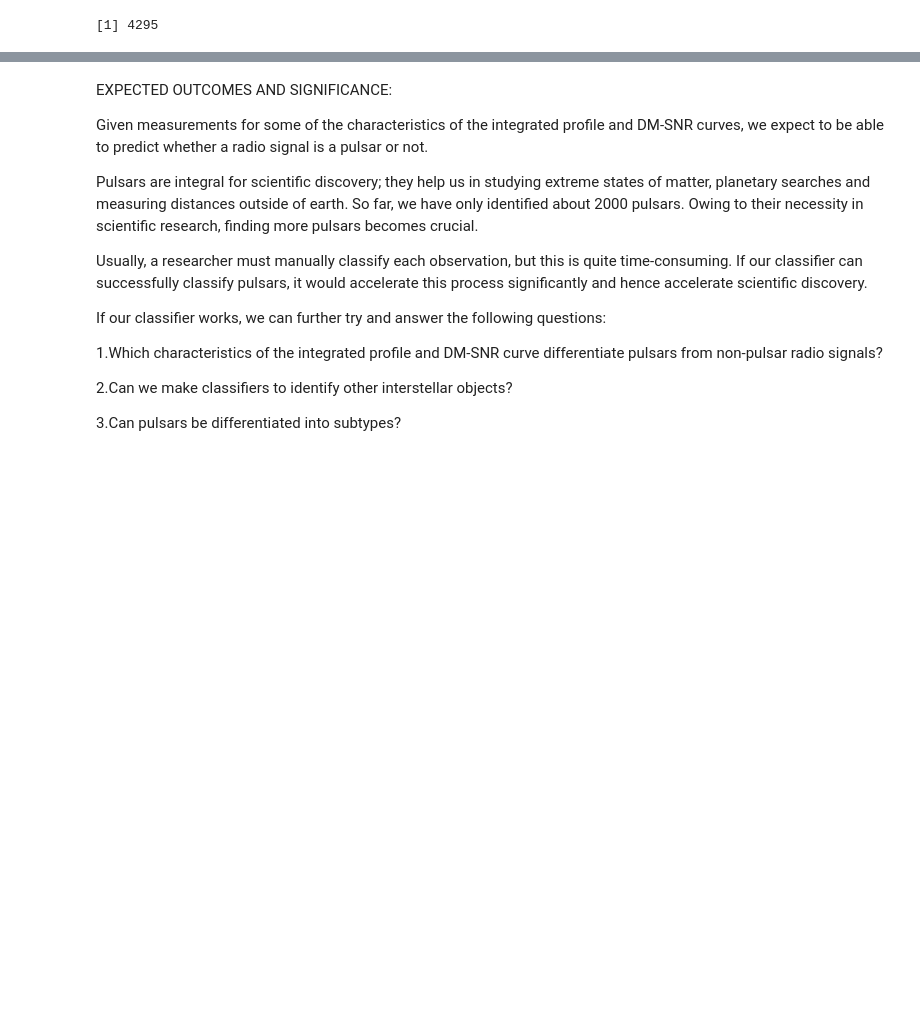
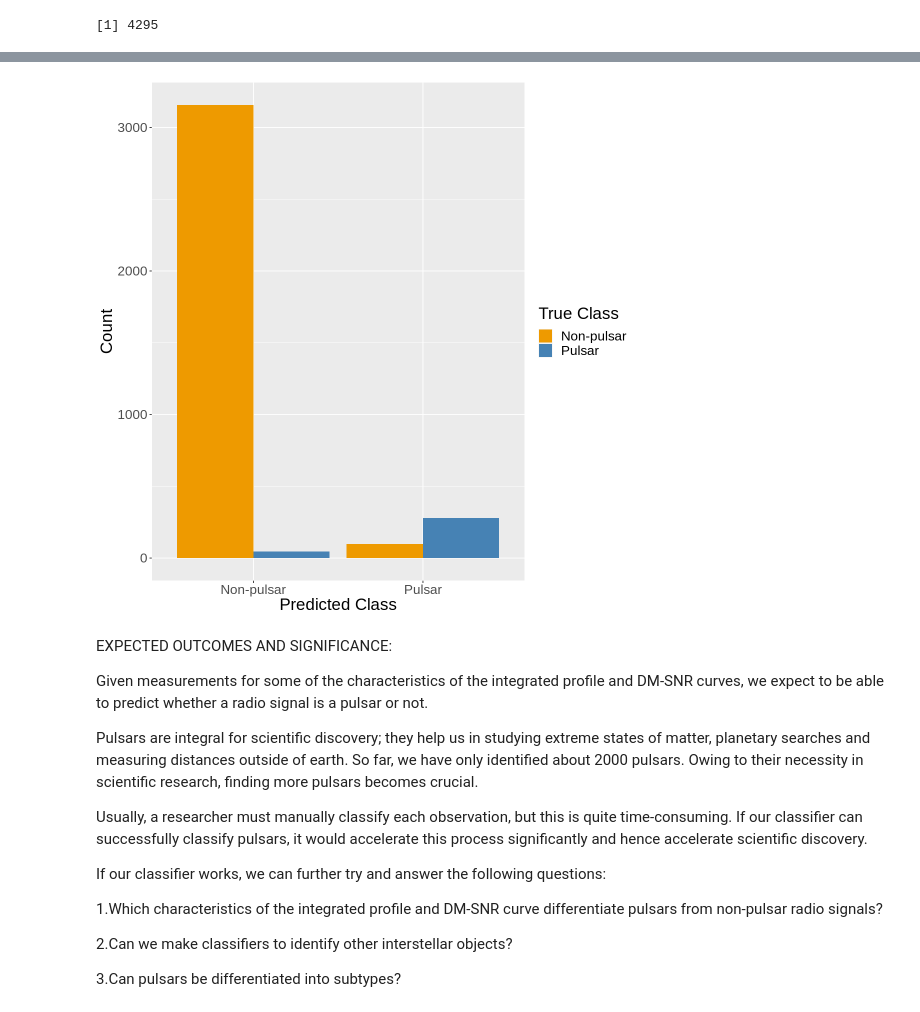
Before and after one commit to ONIGIRIIII/DSCI-100-GROUP-PROJECT, a Jupyter notebook: PULSAR.ipynb, the cells around one changed output, grey strips where cells are left out. Cells and saved outputs as stored; diff of their text form; code cells hidden in the pictures; blank space fills up the shorter version.

```diff
--- a/PULSAR.ipynb
+++ b/PULSAR.ipynb
@@ -440,16 +511,18 @@ pulsar_conf_mat
 # %%
 confusion_matrix_data <- tibble(Prediction = (as.factor(c(0,0,1,1))),
                            Truth = (as.factor(c(0,1,0,1))),
-                           count = c(3196, 58, 58, 268))
+                           count = c(3155, 47, 99, 279))
 confusion_matrix_plot <- ggplot(confusion_matrix_data, aes(x = Prediction, y = count, fill = Truth)) +
                             geom_bar(stat = "identity", position = "dodge") +
                             labs(x = "Predicted Class", y = "Count", fill = "True Class") +
                             scale_fill_manual(labels = c("Non-pulsar", "Pulsar"),
                                              values = c("orange2", "steelblue")) +
                             scale_x_discrete(labels = c("0" = "Non-pulsar",
                                                        "1" = "Pulsar")) +
                             theme(text = element_text(size = 20))
 confusion_matrix_plot
+# %% [output]
+[figure, added]
 # %% [markdown]
 EXPECTED OUTCOMES AND SIGNIFICANCE:
 
```
Also changed, not shown: parts of 9 cells of this notebook.
